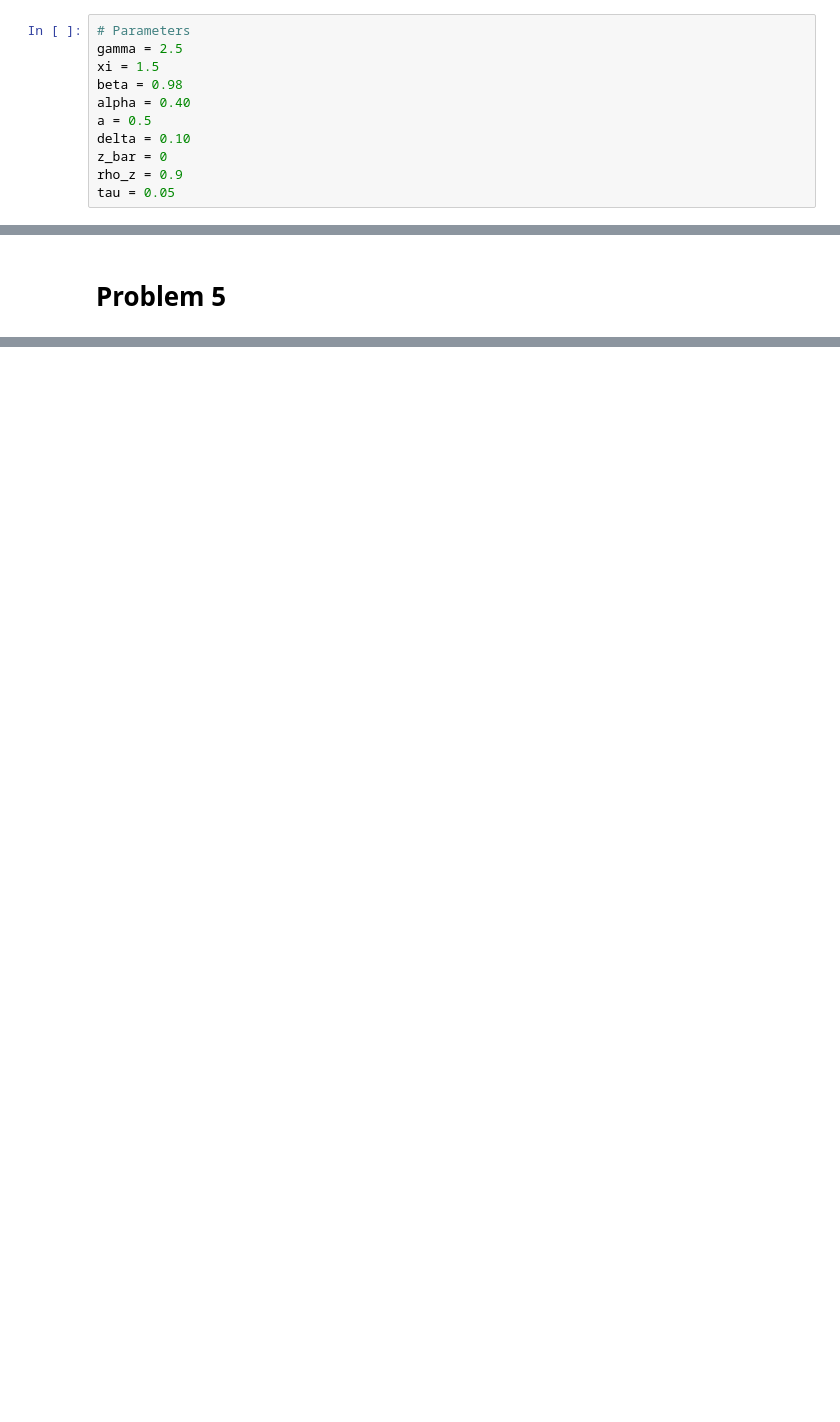
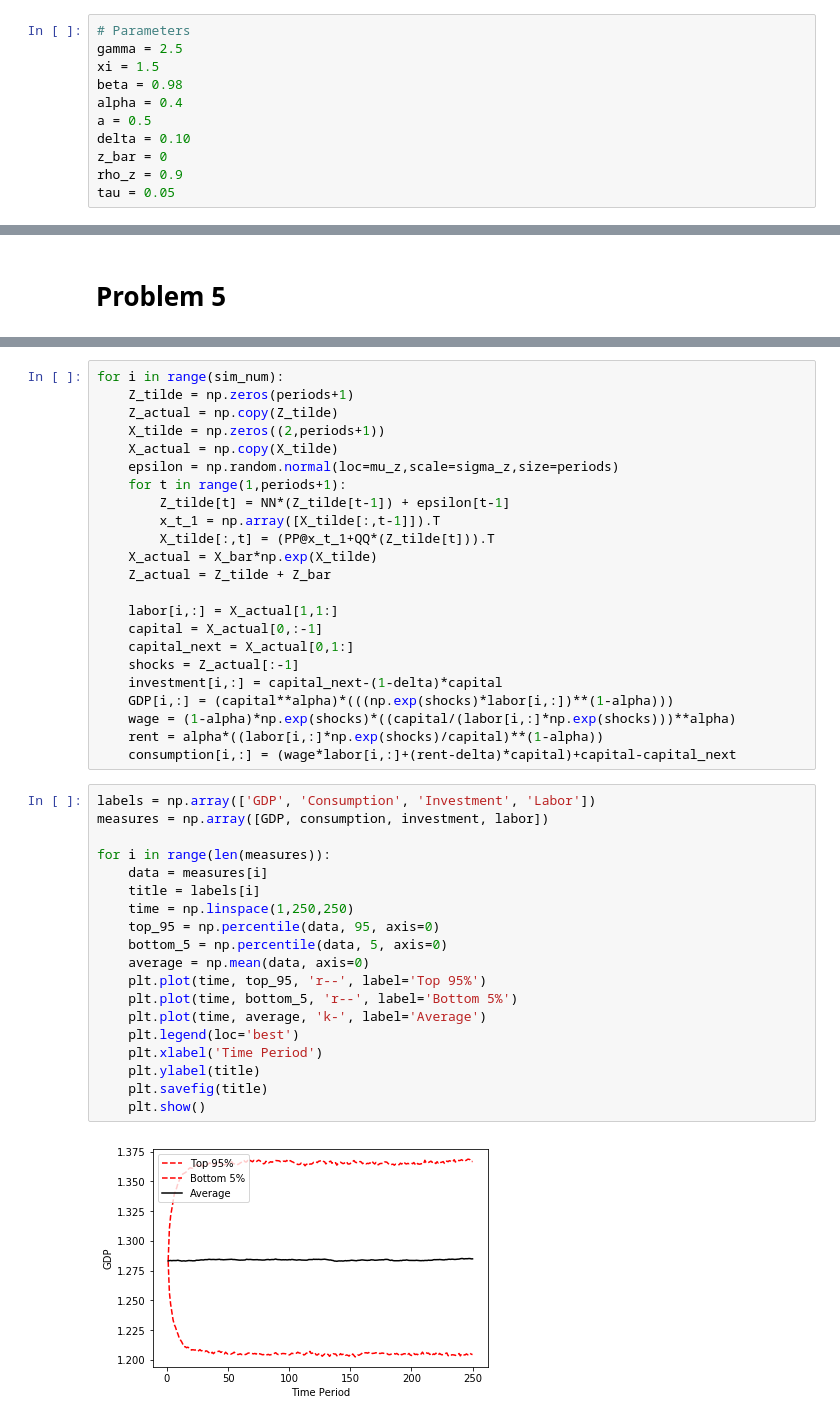
Before and after one commit to rzhang15/BootCamp2017, a Jupyter notebook: ProbSets/Econ/Week_5/rzhang15_linearization.ipynb, the cells around one changed output, grey strips where cells are left out. Cells and saved outputs as stored; diff of their text form; blank space fills up the shorter version.

```diff
--- a/ProbSets/Econ/Week_5/rzhang15_linearization.ipynb
+++ b/ProbSets/Econ/Week_5/rzhang15_linearization.ipynb
@@ -75,7 +151,7 @@ plt.show()
 gamma = 2.5
 xi = 1.5
 beta = 0.98
-alpha = 0.40
+alpha = 0.4
 a = 0.5
 delta = 0.10
 z_bar = 0
@@ -114,0 +423,44 @@ k: 4.22522903493 l: 0.579791453146 r: 0.121482276978 w: 1.32795276939 c: 0.86070
+# %%
+for i in range(sim_num):
+    Z_tilde = np.zeros(periods+1)
+    Z_actual = np.copy(Z_tilde)
+    X_tilde = np.zeros((2,periods+1))
+    X_actual = np.copy(X_tilde)
+    epsilon = np.random.normal(loc=mu_z,scale=sigma_z,size=periods)
+    for t in range(1,periods+1):
+        Z_tilde[t] = NN*(Z_tilde[t-1]) + epsilon[t-1]
+        x_t_1 = np.array([X_tilde[:,t-1]]).T
+        X_tilde[:,t] = (PP@x_t_1+QQ*(Z_tilde[t])).T
+    X_actual = X_bar*np.exp(X_tilde)
+    Z_actual = Z_tilde + Z_bar
+
+    labor[i,:] = X_actual[1,1:]
+    capital = X_actual[0,:-1]
+    capital_next = X_actual[0,1:]
+    shocks = Z_actual[:-1]
+    investment[i,:] = capital_next-(1-delta)*capital
+    GDP[i,:] = (capital**alpha)*(((np.exp(shocks)*labor[i,:])**(1-alpha)))
+    wage = (1-alpha)*np.exp(shocks)*((capital/(labor[i,:]*np.exp(shocks)))**alpha)
+    rent = alpha*((labor[i,:]*np.exp(shocks)/capital)**(1-alpha))
+    consumption[i,:] = (wage*labor[i,:]+(rent-delta)*capital)+capital-capital_next
+# %%
+labels = np.array(['GDP', 'Consumption', 'Investment', 'Labor'])
+measures = np.array([GDP, consumption, investment, labor])
+
+for i in range(len(measures)):
+    data = measures[i]
+    title = labels[i]
+    time = np.linspace(1,250,250)
+    top_95 = np.percentile(data, 95, axis=0)
+    bottom_5 = np.percentile(data, 5, axis=0)
+    average = np.mean(data, axis=0)
+    plt.plot(time, top_95, 'r--', label='Top 95%')
+    plt.plot(time, bottom_5, 'r--', label='Bottom 5%')
+    plt.plot(time, average, 'k-', label='Average')
+    plt.legend(loc='best')
+    plt.xlabel('Time Period')
+    plt.ylabel(title)
+    plt.savefig(title)
+    plt.show()
+# %% [output]
+[figure, added]
```
Also changed, not shown: parts of 33 cells of this notebook, 19 other files.
